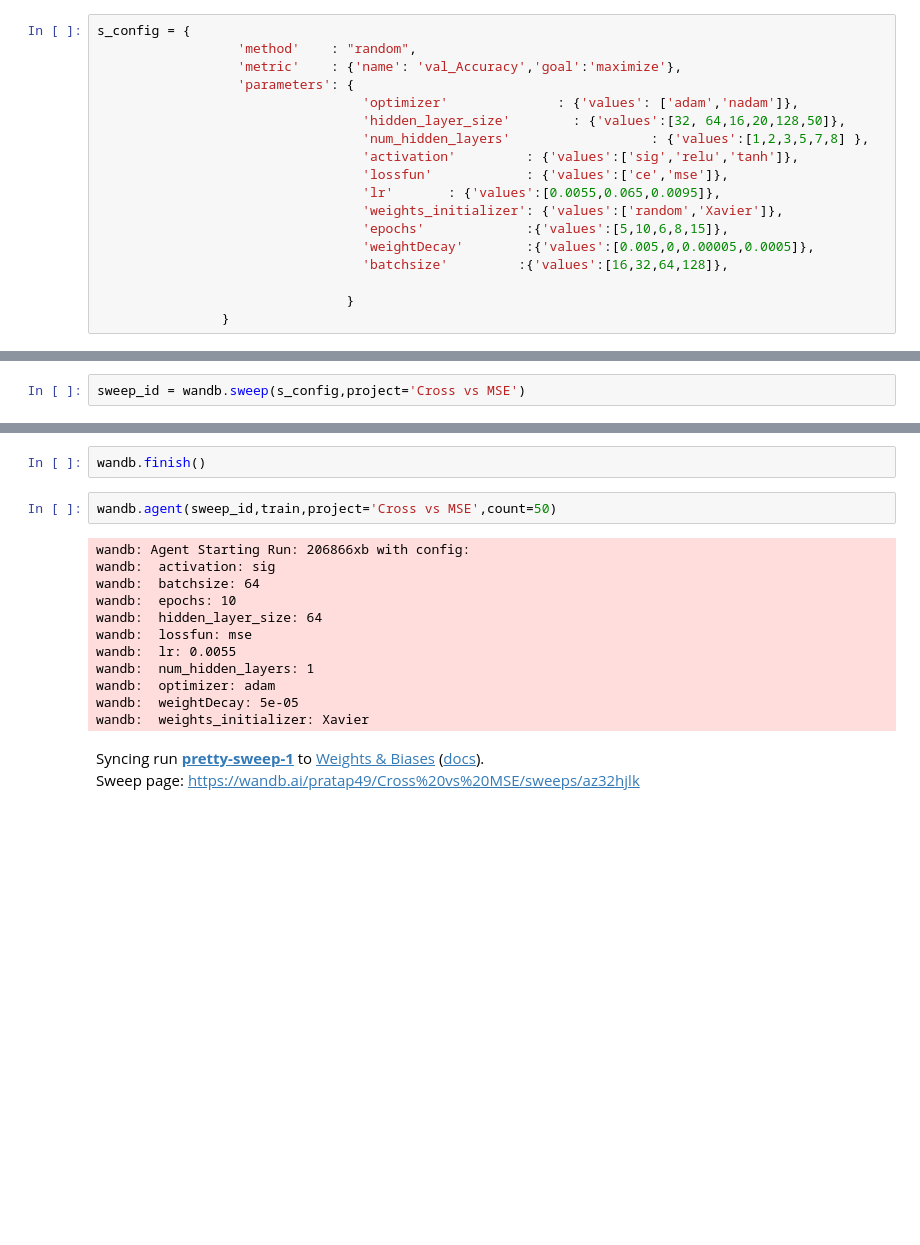
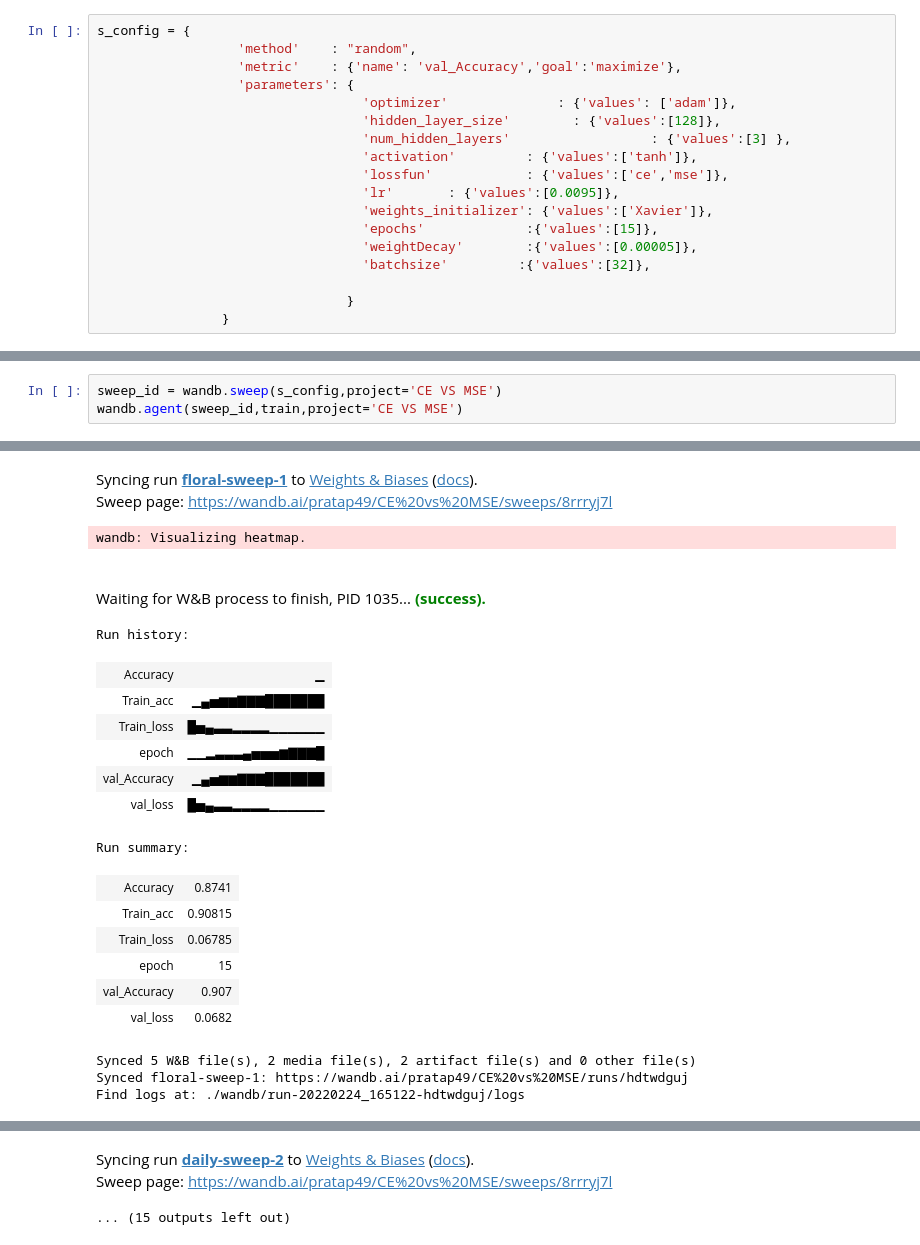
Before and after one commit to pratap977/CS6910, a Jupyter notebook: Assignment-1/Question_8.ipynb, the cells around one changed output, grey strips where cells are left out. Drawn from its saved outputs; the diff is of its cells as text; blank space fills up the shorter version.

```diff
--- a/Assignment-1/Question_8.ipynb
+++ b/Assignment-1/Question_8.ipynb
@@ -495,16 +505,16 @@ s_config = {
                   'method'    : "random",
                   'metric'    : {'name': 'val_Accuracy','goal':'maximize'},
                   'parameters': {
-                                  'optimizer'              : {'values': ['adam','nadam']},
-                                  'hidden_layer_size'        : {'values':[32, 64,16,20,128,50]},
-                                  'num_hidden_layers'                  : {'values':[1,2,3,5,7,8] },
-                                  'activation'         : {'values':['sig','relu','tanh']},
+                                  'optimizer'              : {'values': ['adam']},
+                                  'hidden_layer_size'        : {'values':[128]},
+                                  'num_hidden_layers'                  : {'values':[3] },
+                                  'activation'         : {'values':['tanh']},
                                   'lossfun'            : {'values':['ce','mse']},
-                                  'lr'       : {'values':[0.0055,0.065,0.0095]},
-                                  'weights_initializer': {'values':['random','Xavier']},
-                                  'epochs'             :{'values':[5,10,6,8,15]},
-                                  'weightDecay'        :{'values':[0.005,0,0.00005,0.0005]},
-                                  'batchsize'         :{'values':[16,32,64,128]},
+                                  'lr'       : {'values':[0.0095]},
+                                  'weights_initializer': {'values':['Xavier']},
+                                  'epochs'             :{'values':[15]},
+                                  'weightDecay'        :{'values':[0.00005]},
+                                  'batchsize'         :{'values':[32]},
 
                                 }
                 }
@@ -557,3 +567,4 @@ def train():
 # %%
-sweep_id = wandb.sweep(s_config,project='Cross vs MSE')
+sweep_id = wandb.sweep(s_config,project='CE VS MSE')
+wandb.agent(sweep_id,train,project='CE VS MSE')
 # %% [output]
@@ -561,0 +584,21 @@ Sweep URL: https://wandb.ai/pratap49/Cross%20vs%20MSE/sweeps/az32hjlk
+Syncing run floral-sweep-1 to Weights & Biases (docs).
+Sweep page: https://wandb.ai/pratap49/CE%20vs%20MSE/sweeps/8rrryj7l
+wandb: Visualizing heatmap.
+Waiting for W&B process to finish, PID 1035... (success).
+Run history:
+| Accuracy | ▁ |
+| Train_acc | ▁▄▅▆▆▇▇▇███████ |
+| Train_loss | █▅▄▃▃▂▂▂▂▁▁▁▁▁▁ |
+| epoch | ▁▁▂▃▃▃▄▅▅▅▆▇▇▇█ |
+| val_Accuracy | ▁▄▅▆▆▇▇▇███████ |
+| val_loss | █▅▄▃▃▂▂▂▂▁▁▁▁▁▁ |
+Run summary:
+| Accuracy | 0.8741 |
+| Train_acc | 0.90815 |
+| Train_loss | 0.06785 |
+| epoch | 15 |
+| val_Accuracy | 0.907 |
+| val_loss | 0.0682 |
+Synced 5 W&B file(s), 2 media file(s), 2 artifact file(s) and 0 other file(s)
+Synced floral-sweep-1: https://wandb.ai/pratap49/CE%20vs%20MSE/runs/hdtwdguj
+Find logs at: ./wandb/run-20220224_165122-hdtwdguj/logs
@@ -562,18 +616,3 @@ Sweep URL: https://wandb.ai/pratap49/Cross%20vs%20MSE/sweeps/az32hjlk
+Syncing run daily-sweep-2 to Weights & Biases (docs).
+Sweep page: https://wandb.ai/pratap49/CE%20vs%20MSE/sweeps/8rrryj7l
+... (15 outputs left out)
-# %%
-wandb.finish()
-# %%
-wandb.agent(sweep_id,train,project='Cross vs MSE',count=50)
-# %% [output]
-wandb: Agent Starting Run: 206866xb with config:
-wandb:  activation: sig
-wandb:  batchsize: 64
-wandb:  epochs: 10
-wandb:  hidden_layer_size: 64
-wandb:  lossfun: mse
-wandb:  lr: 0.0055
-wandb:  num_hidden_layers: 1
-wandb:  optimizer: adam
-wandb:  weightDecay: 5e-05
-wandb:  weights_initializer: Xavier
-Syncing run pretty-sweep-1 to Weights & Biases (docs).
-Sweep page: https://wandb.ai/pratap49/Cross%20vs%20MSE/sweeps/az32hjlk
```
Also changed, not shown: parts of 5 cells of this notebook.
